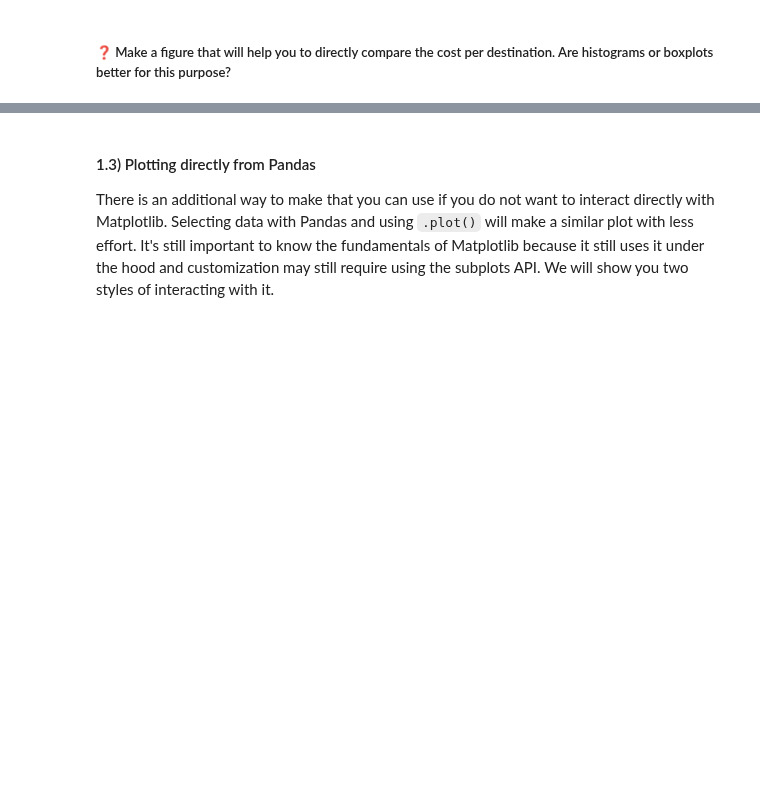
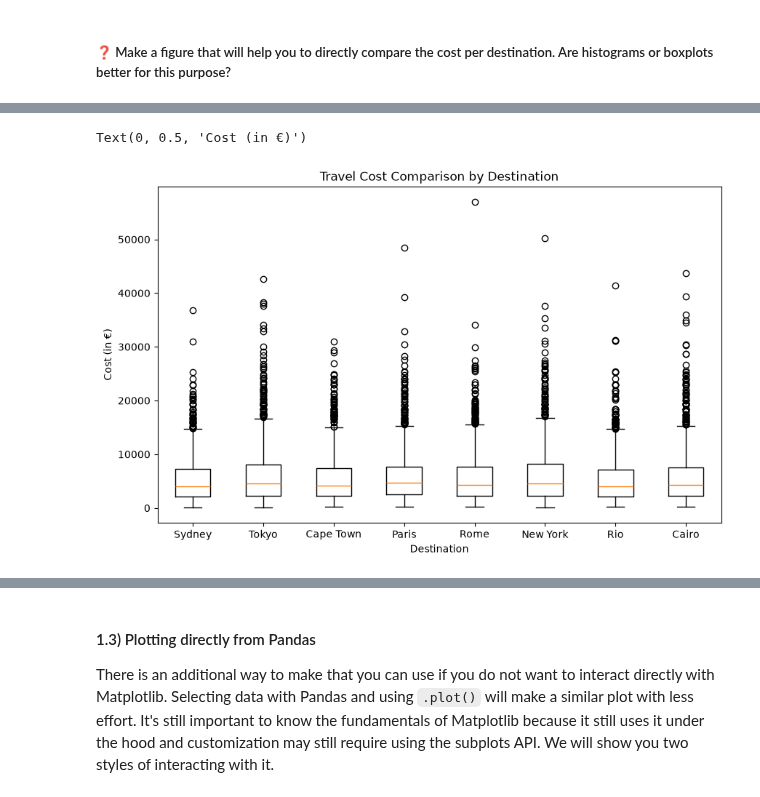
Before and after one commit to matteogradinaru/students2627, a Jupyter notebook: lab3/lab_3_data_visualisation.ipynb, the cells around one changed output, grey strips where cells are left out. Drawn from its saved outputs; the diff is of its cells as text; code cells hidden in the pictures; blank space fills up the shorter version.

```diff
--- a/lab3/lab_3_data_visualisation.ipynb
+++ b/lab3/lab_3_data_visualisation.ipynb
@@ -254,0 +304,17 @@ YOUR ANSWER HERE
+# %%
+# Group the cost data by unique destination
+destinations = travel_dataset["destination"].unique()
+cost_by_destination = [
+    travel_dataset[travel_dataset["destination"] == dest]["cost"]
+    for dest in destinations
+]
+
+# Create boxplot comparison
+fig, ax = plt.subplots(figsize=(10, 6))
+ax.boxplot(cost_by_destination, tick_labels=destinations)
+ax.set_title("Travel Cost Comparison by Destination")
+ax.set_xlabel("Destination")
+ax.set_ylabel("Cost (in €)")
+# %% [output]
+Text(0, 0.5, 'Cost (in €)')
+[figure, added]
```
Also changed, not shown: parts of 40 cells of this notebook.
